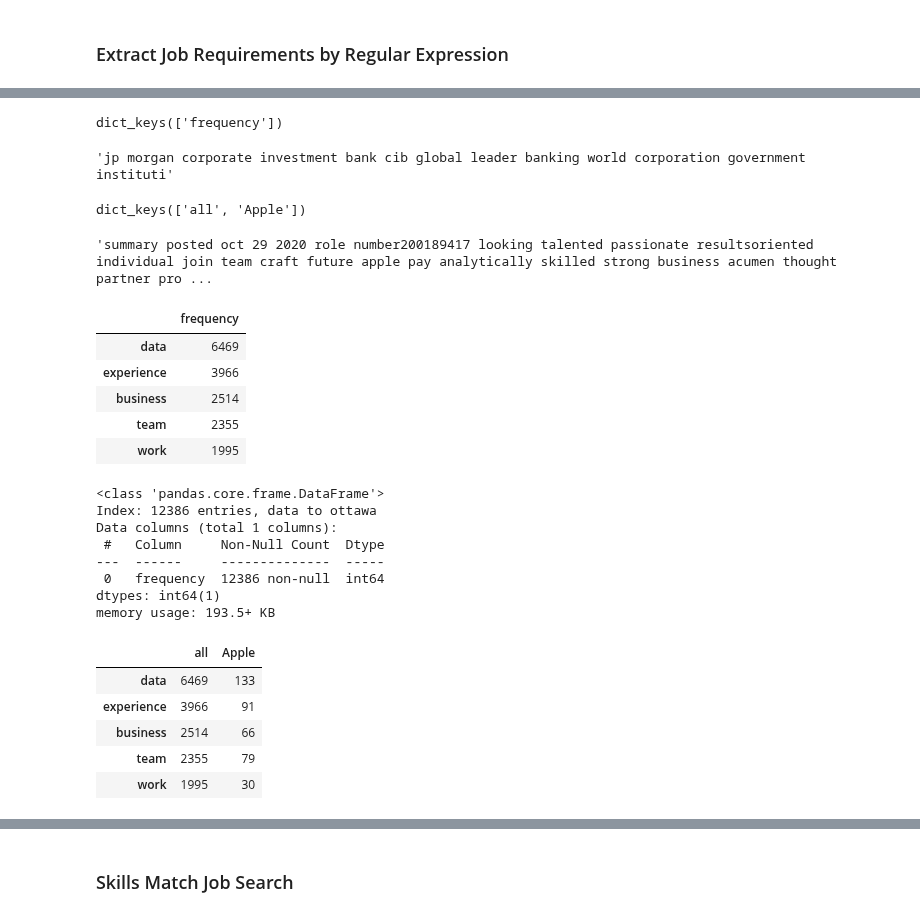
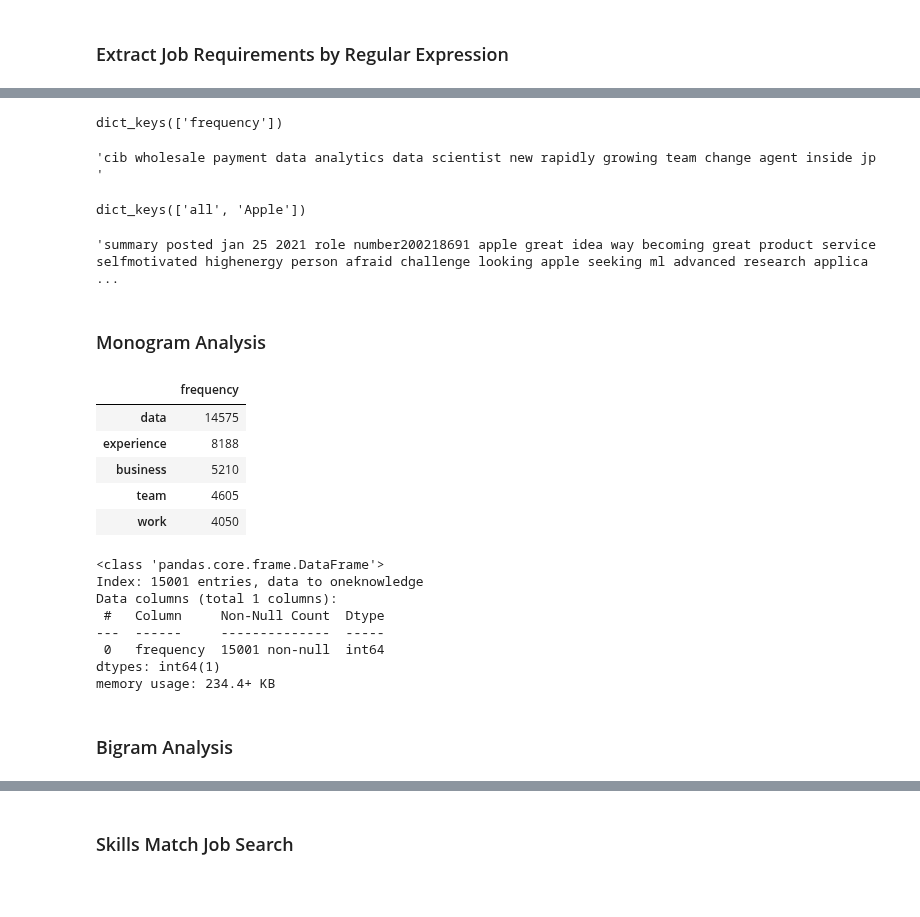
Before and after one commit to Blue-Owl-Data/Job-Search-Dashboard, a Jupyter notebook: notebook/MVP_Shi.ipynb, the cells around one changed output, grey strips where cells are left out. Saved outputs shown, nothing was run; the diff lists cells and outputs as text; code cells hidden in the pictures; blank space fills up the shorter version.

```diff
--- a/notebook/MVP_Shi.ipynb
+++ b/notebook/MVP_Shi.ipynb
@@ -1028,12 +727,15 @@ wdrawjobpostings
 # %%
 # Read the json file
 database = env_Shi.database
-df_ds = pd.read_json(f"{database}df_ds_tx_prepared.json")
+df_ds_tx = pd.read_json(f"{database}df_ds_tx_prepared_backup.json")
+
+# Print the number of job posts
+print("Number of Job Post: ", df_ds_tx.shape[0])
 
 # Conver the string date to datetime object
-df_ds.date = pd.to_datetime(df_ds.date)
+df_ds_tx.date = pd.to_datetime(df_ds_tx.date)
 
 # Set the date as the index and sort the dataframe in descending order
-df_ds = df_ds.set_index('date').sort_index(ascending=False)
-df_ds.head()
+df_ds_tx = df_ds_tx.set_index('date').sort_index(ascending=False)
+df_ds_tx.head()
 # %% [output]
@@ -1207,7 +881,7 @@ print(dic.keys())
 dic['frequency'][:100]
 # %% [output]
 dict_keys(['frequency'])
-'jp morgan corporate investment bank cib global leader banking world corporation government instituti'
+'cib wholesale payment data analytics data scientist new rapidly growing team change agent inside jp '
 # %%
 # Test the helper function: words_variables_v2
 
@@ -1221,7 +895,9 @@ print(dic_v2.keys())
 dic_v2['Apple'][:400]
 # %% [output]
 dict_keys(['all', 'Apple'])
-'summary posted oct 29 2020 role number200189417 looking talented passionate resultsoriented individual join team craft future apple pay analytically skilled strong business acumen thought partner pro ...
+'summary posted jan 25 2021 role number200218691 apple great idea way becoming great product service selfmotivated highenergy person afraid challenge looking apple seeking ml advanced research applica ...
+# %% [markdown]
+### Monogram Analysis
 # %%
 # Define a function to compute the word frequency in the job description
 
@@ -1261,38 +937,33 @@ def word_frequency_v2(d_words):
 # %%
 # Test the function word_frequency_v1
 
-df_word_frequency = word_frequency_v1(dic)
-df_word_frequency.head(5)
+monogram = word_frequency_v1(dic)
+monogram.head(5)
 # %% [output]
 |  | frequency |
-| data | 6469 |
-| experience | 3966 |
-| business | 2514 |
-| team | 2355 |
-| work | 1995 |
+| data | 14575 |
+| experience | 8188 |
+| business | 5210 |
+| team | 4605 |
+| work | 4050 |
 # %%
-df_word_frequency.info()
+monogram.info()
 # %% [output]
 <class 'pandas.core.frame.DataFrame'>
-Index: 12386 entries, data to ottawa
+Index: 15001 entries, data to oneknowledge
 Data columns (total 1 columns):
  #   Column     Non-Null Count  Dtype
 ---  ------     --------------  -----
- 0   frequency  12386 non-null  int64
+ 0   frequency  15001 non-null  int64
 dtypes: int64(1)
-memory usage: 193.5+ KB
+memory usage: 234.4+ KB
+# %% [markdown]
+### Bigram Analysis
 # %%
 # Test the function word_frequency_v2
 
 df_word_frequency_v2 = word_frequency_v2(dic_v2)
 df_word_frequency_v2.head(5)
-# %% [output]
-|  | all | Apple |
-| data | 6469 | 133 |
-| experience | 3966 | 91 |
-| business | 2514 | 66 |
-| team | 2355 | 79 |
-| work | 1995 | 30 |
 # %%
 # Added 'Bigram' column to dataframe
 df_ds_tx['bigrams'] = [list(nltk.ngrams(wordlist, 2)) for wordlist in df_ds_tx.words]
```
Also changed, not shown: parts of 65 cells of this notebook.
